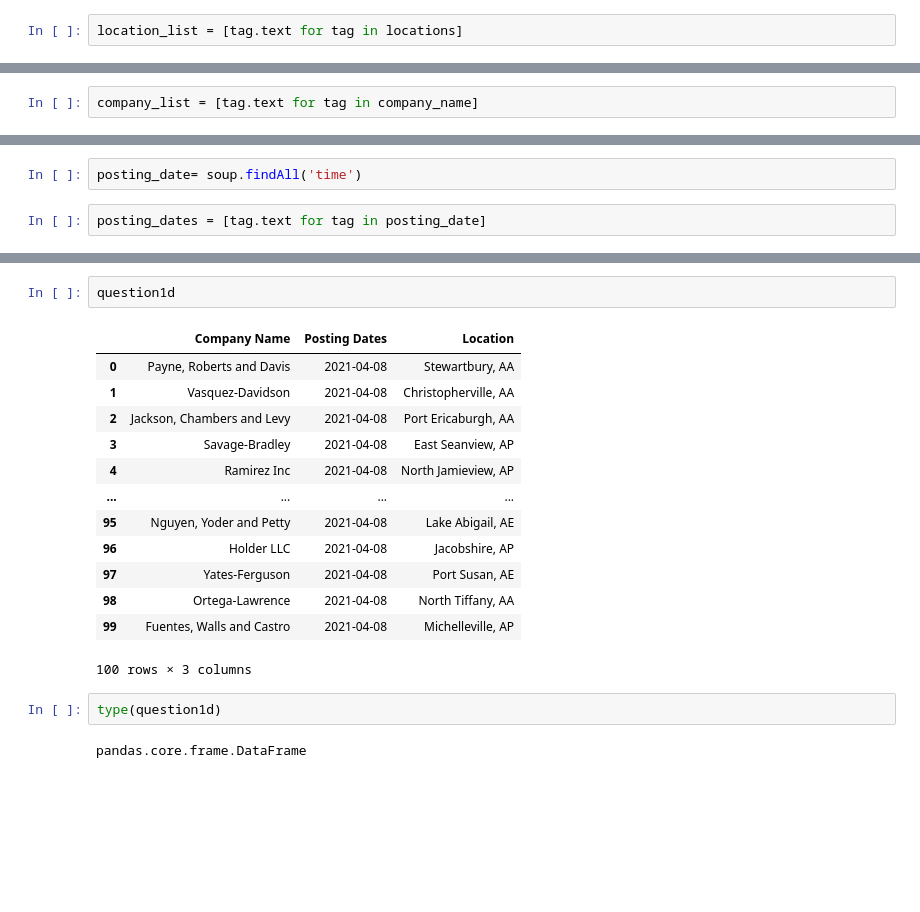
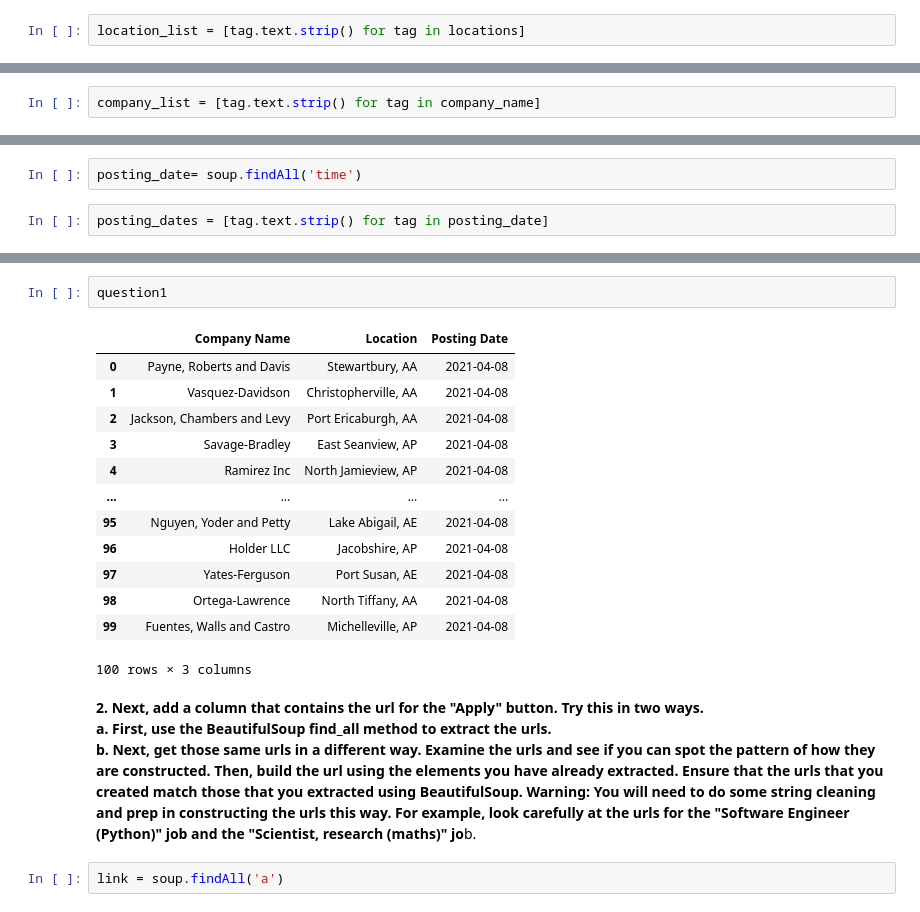
Before and after one commit to NSS-Full-Time-Data-Analytics-14/web-scraping-j2das1, a Jupyter notebook: Notebooks/Web Scraping Project.ipynb, the cells around one changed output, grey strips where cells are left out. Drawn from its saved outputs; the diff is of its cells as text; blank space fills up the shorter version.

```diff
--- a/Notebooks/Web Scraping Project.ipynb
+++ b/Notebooks/Web Scraping Project.ipynb
@@ -101,7 +101,7 @@ import pandas as pd
 # %%
 locations = soup.findAll('p', attrs = {'class' : 'location'})
 # %%
-location_list = [tag.text for tag in locations]
+location_list = [tag.text.strip() for tag in locations]
 # %%
 location_list
 # %% [output]
@@ -169,4 +165,4 @@ soup.findAll('h2', attrs = {'class' : 'title'})
 # %%
 company_name = soup.findAll('h3', attrs = {'class' : 'subtitle'})
 # %%
-company_list = [tag.text for tag in company_name]
+company_list = [tag.text.strip() for tag in company_name]
@@ -175,4 +189,4 @@ posting_dates = [tag.text for tag in posting_date]
 # %%
 posting_date= soup.findAll('time')
 # %%
-posting_dates = [tag.text for tag in posting_date]
+posting_dates = [tag.text.strip() for tag in posting_date]
@@ -547,20 +216,22 @@ question1d = pd.DataFrame(list(zip(lst, lst2,lst3)),
-# %%
-question1d
-# %% [output]
-|  | Company Name | Posting Dates | Location |
-| 0 | Payne, Roberts and Davis | 2021-04-08 | Stewartbury, AA |
-| 1 | Vasquez-Davidson | 2021-04-08 | Christopherville, AA |
-| 2 | Jackson, Chambers and Levy | 2021-04-08 | Port Ericaburgh, AA |
-| 3 | Savage-Bradley | 2021-04-08 | East Seanview, AP |
-| 4 | Ramirez Inc | 2021-04-08 | North Jamieview, AP |
-| ... | ... | ... | ... |
-| 95 | Nguyen, Yoder and Petty | 2021-04-08 | Lake Abigail, AE |
-| 96 | Holder LLC | 2021-04-08 | Jacobshire, AP |
-| 97 | Yates-Ferguson | 2021-04-08 | Port Susan, AE |
-| 98 | Ortega-Lawrence | 2021-04-08 | North Tiffany, AA |
-| 99 | Fuentes, Walls and Castro | 2021-04-08 | Michelleville, AP |
-100 rows × 3 columns
 # %%
-type(question1d)
+question1
 # %% [output]
+|  | Company Name | Location | Posting Date |
+| 0 | Payne, Roberts and Davis | Stewartbury, AA | 2021-04-08 |
+| 1 | Vasquez-Davidson | Christopherville, AA | 2021-04-08 |
+| 2 | Jackson, Chambers and Levy | Port Ericaburgh, AA | 2021-04-08 |
+| 3 | Savage-Bradley | East Seanview, AP | 2021-04-08 |
+| 4 | Ramirez Inc | North Jamieview, AP | 2021-04-08 |
+| ... | ... | ... | ... |
+| 95 | Nguyen, Yoder and Petty | Lake Abigail, AE | 2021-04-08 |
+| 96 | Holder LLC | Jacobshire, AP | 2021-04-08 |
+| 97 | Yates-Ferguson | Port Susan, AE | 2021-04-08 |
+| 98 | Ortega-Lawrence | North Tiffany, AA | 2021-04-08 |
+| 99 | Fuentes, Walls and Castro | Michelleville, AP | 2021-04-08 |
-pandas.core.frame.DataFrame
+100 rows × 3 columns
+# %% [markdown]
+**2. Next, add a column that contains the url for the "Apply" button. Try this in two ways.
+    a. First, use the BeautifulSoup find_all method to extract the urls.
+    b. Next, get those same urls in a different way. Examine the urls and see if you can spot the pattern of how they are constructed. Then, build the url using the elements you have already extracted. Ensure that the urls that you created match those that you extracted using BeautifulSoup. Warning: You will need to do some string cleaning and prep in constructing the urls this way. For example, look carefully at the urls for the "Software Engineer (Python)" job and the "Scientist, research (maths)" jo**b.
+# %%
+link = soup.findAll('a')
```
Also changed, not shown: parts of 27 cells of this notebook.
